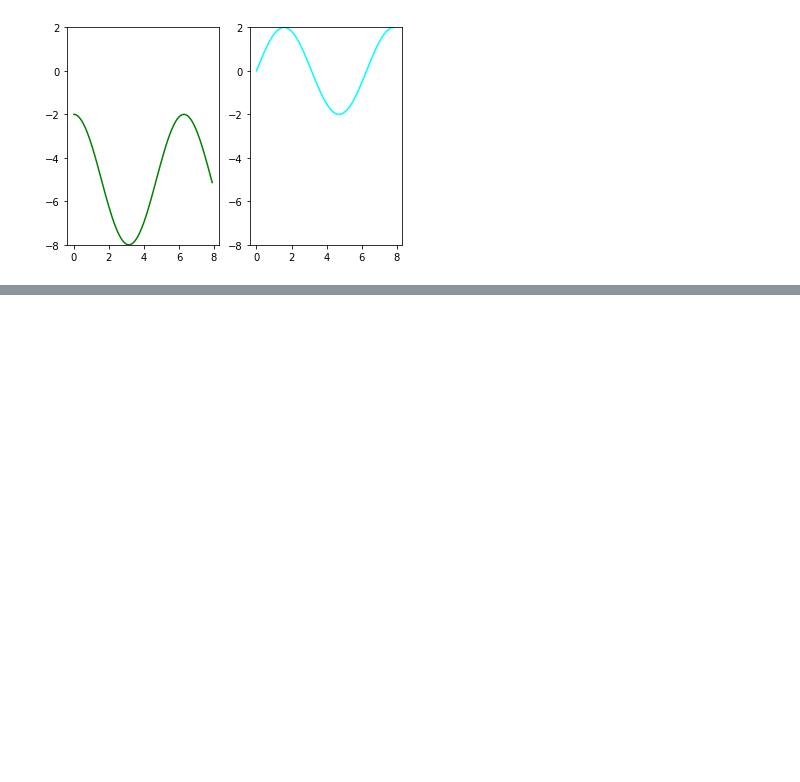
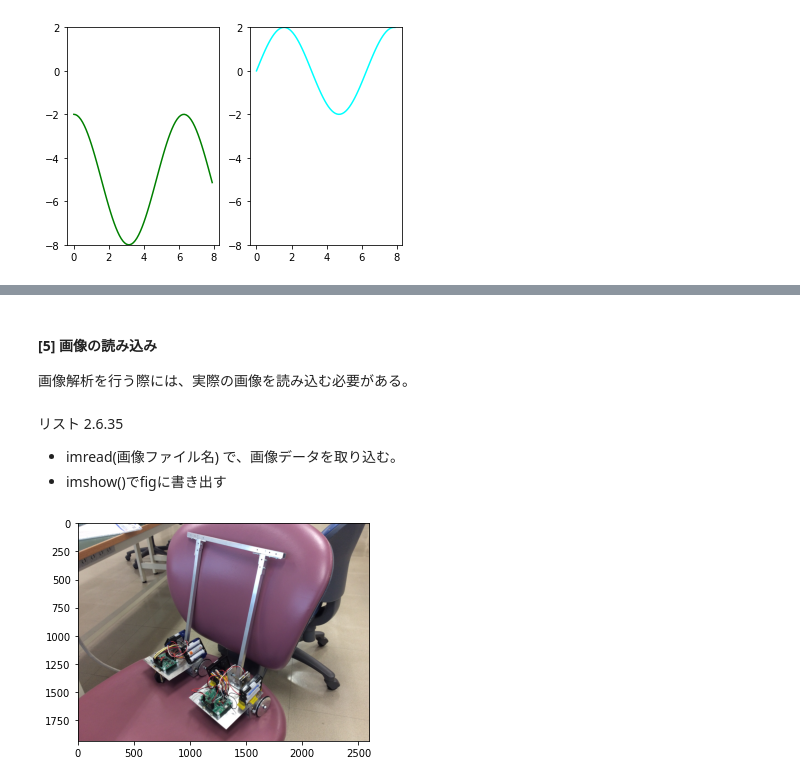
Before and after one commit to ken-ty/python_medical_images, a Jupyter notebook: chapter2/Chapter2.ipynb, the cells around one changed output, grey strips where cells are left out. Saved outputs shown, nothing was run; the diff lists cells and outputs as text; code cells hidden in the pictures; blank space fills up the shorter version.

```diff
--- a/chapter2/Chapter2.ipynb
+++ b/chapter2/Chapter2.ipynb
@@ -1494,0 +1554,18 @@ fig.show()
+# %% [markdown]
+#### [5] 画像の読み込み
+
+画像解析を行う際には、実際の画像を読み込む必要がある。
+# %% [markdown]
+リスト 2.6.35
+
+- imread(画像ファイル名) で、画像データを取り込む。
+- imshow()でfigに書き出す
+# %%
+import matplotlib.pyplot as plt
+img = plt.imread('/content/drive/My Drive/Colab Notebooks/robot_bar.jpg')
+fig = plt.figure()
+ax1 = fig.add_subplot(111)
+ax1.imshow(img)
+fig.show()
+# %% [output]
+[figure, added]
```
Also changed, not shown: parts of 7 cells of this notebook.
